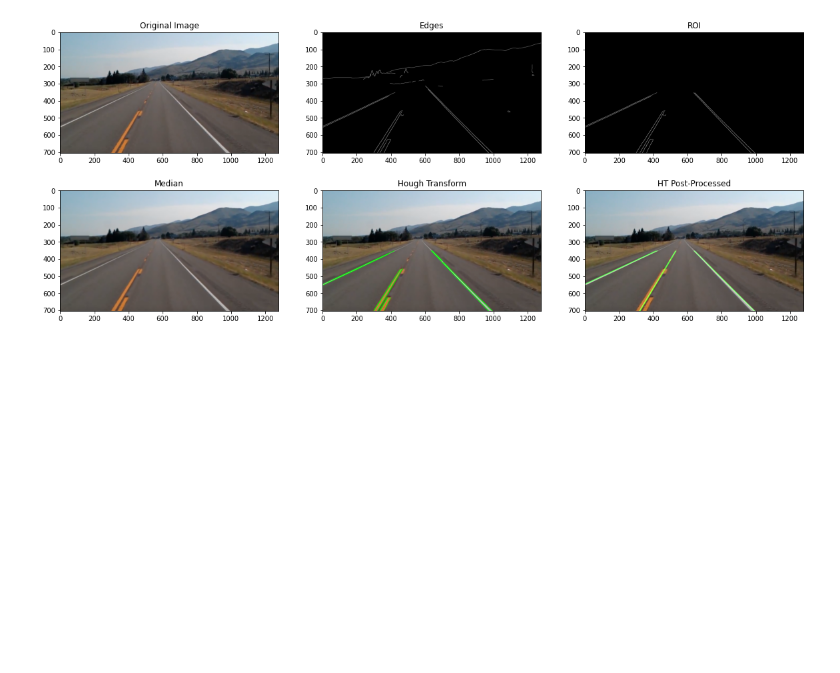
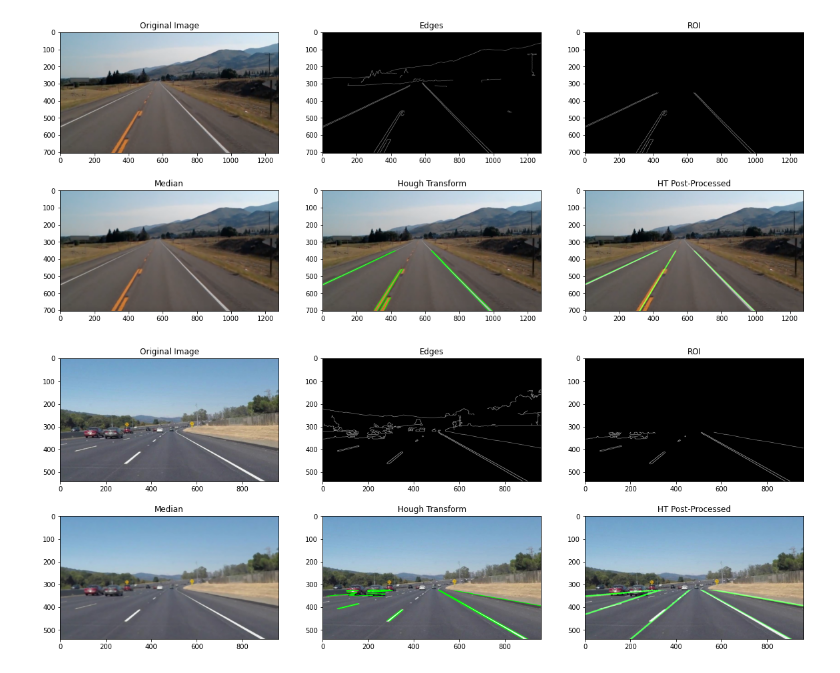
Before and after one commit to naelmostafa/computer-vision, a Jupyter notebook: hough-transform-v2.ipynb, the cells around one changed output. Cells and saved outputs as stored; diff of their text form; code cells hidden in the pictures; blank space fills up the shorter version.

```diff
--- a/hough-transform-v2.ipynb
+++ b/hough-transform-v2.ipynb
@@ -152,4 +150,30 @@ im_ht_refined = drawLinesOnImg(im, strong_lines, 'polar', ht_mask)
 plotImages(im, im_median, im_edges, im_roi, im_ht, im_ht_refined)
 # %% [output]
 [figure]
+# %%
+from cgitb import strong
+
+
+imgDir = '../Test Images/test1.jpeg'
+im = cv.imread(imgDir)
+im = cv.cvtColor(im, cv.COLOR_BGR2RGB)
+
+# Create mask to select ROI
+roi_mask = np.zeros(im.shape[:2], dtype="uint8")
+cv.rectangle(roi_mask, (0, int(im.shape[0]*0.60)), (1000, im.shape[0]), 255, -1)
+
+# Perform Hough Transform
+im_median, im_edges, im_roi, lines_polar, lines_cart = getHoughLines(im=im, mask=roi_mask)
+im_ht = drawLinesOnImg(im, lines_cart, 'cart', roi_mask)
+
+# Filtering Hough Lines
+required_edge_count = 5
+ht_mask = cv.cvtColor(roi_mask, cv.COLOR_GRAY2RGB)
+strong_lines = getStrongLines(houghLines=lines_polar, rho_allowance=125, theta_allowance=10, edge_count=required_edge_count)
+im_ht_refined = drawLinesOnImg(im, strong_lines, 'polar', ht_mask)
+
+# Plotting Results
+plotImages(im, im_median, im_edges, im_roi, im_ht, im_ht_refined)
+# %% [output]
+[figure, added]
 # %%
```
Also changed, not shown: parts of 6 cells of this notebook.
